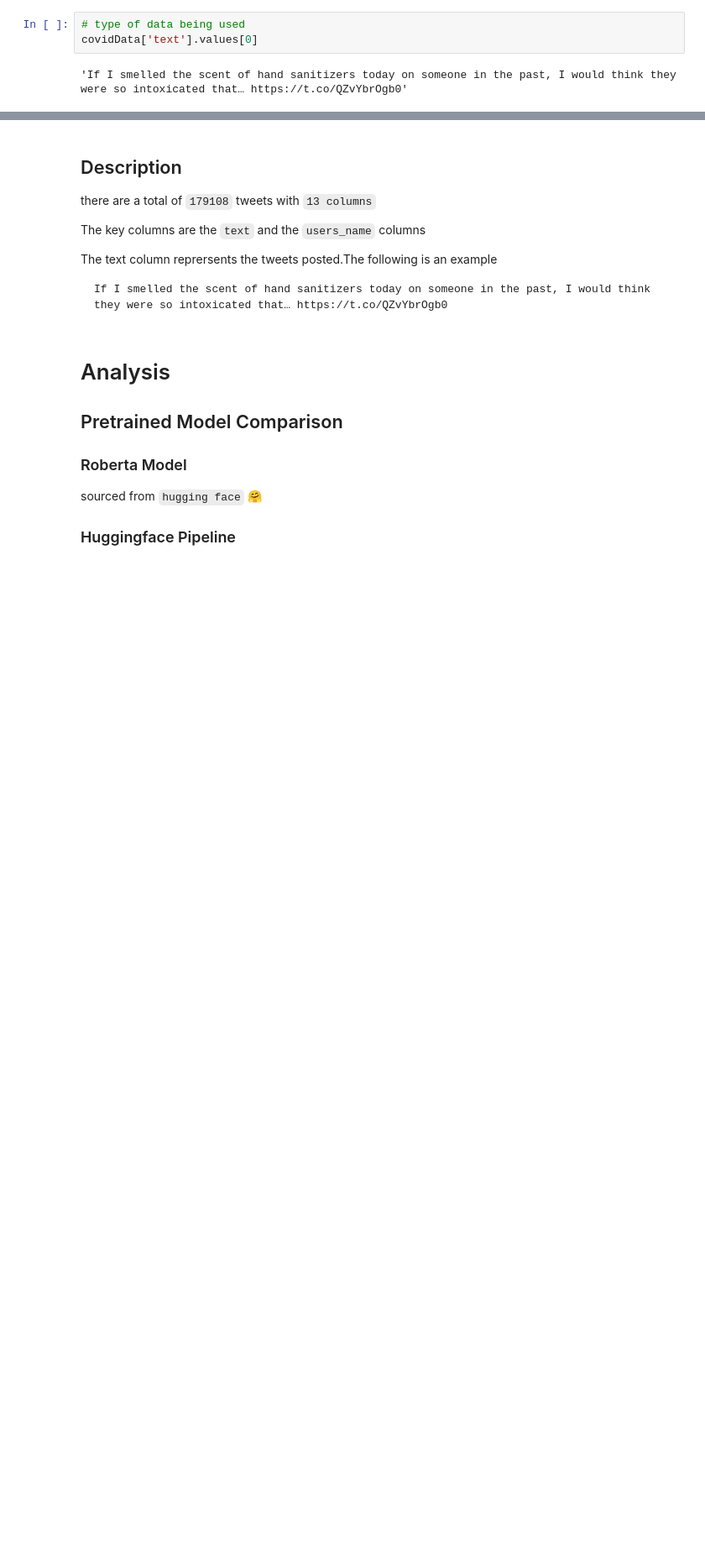
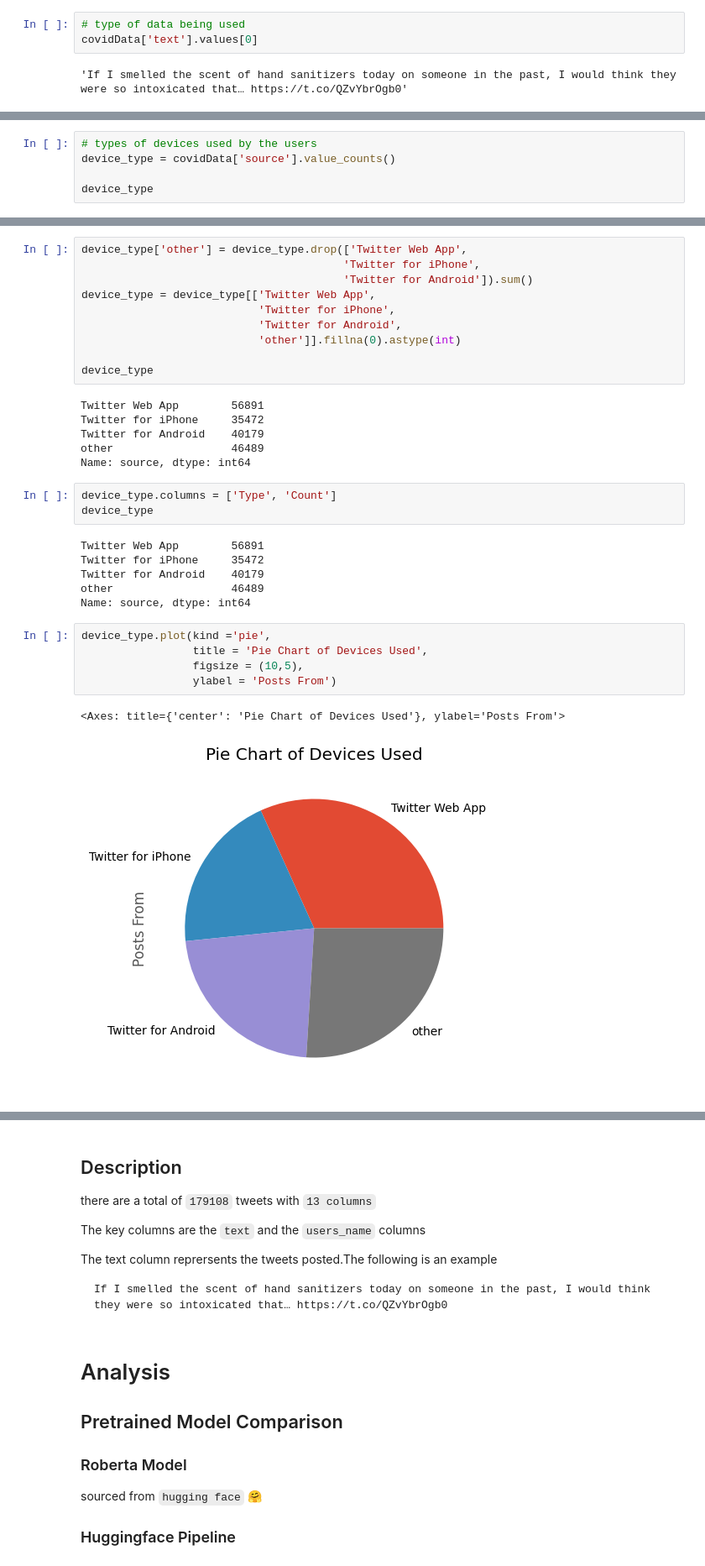
Before and after one commit to dnzambuli/Twitter_Sentiment_Analysis, a Jupyter notebook: twitter_sentiment_analysis_group_project.ipynb, the cells around one changed output, grey strips where cells are left out. Shown at 84% size. Saved outputs shown, nothing was run; the diff lists cells and outputs as text; blank space fills up the shorter version.

```diff
--- a/twitter_sentiment_analysis_group_project.ipynb
+++ b/twitter_sentiment_analysis_group_project.ipynb
@@ -81,0 +115,5 @@ covidData.shape
+# %%
+# types of devices used by the users
+device_type = covidData['source'].value_counts()
+
+device_type
@@ -81,0 +133,33 @@ covidData.shape
+# %%
+device_type['other'] = device_type.drop(['Twitter Web App',
+                                        'Twitter for iPhone',
+                                        'Twitter for Android']).sum()
+device_type = device_type[['Twitter Web App',
+                           'Twitter for iPhone',
+                           'Twitter for Android',
+                           'other']].fillna(0).astype(int)
+
+device_type
+# %% [output]
+Twitter Web App        56891
+Twitter for iPhone     35472
+Twitter for Android    40179
+other                  46489
+Name: source, dtype: int64
+# %%
+device_type.columns = ['Type', 'Count']
+device_type
+# %% [output]
+Twitter Web App        56891
+Twitter for iPhone     35472
+Twitter for Android    40179
+other                  46489
+Name: source, dtype: int64
+# %%
+device_type.plot(kind ='pie',
+                 title = 'Pie Chart of Devices Used',
+                 figsize = (10,5),
+                 ylabel = 'Posts From')
+# %% [output]
+<Axes: title={'center': 'Pie Chart of Devices Used'}, ylabel='Posts From'>
+[figure, added]
```
Also changed, not shown: parts of 25 cells of this notebook.
